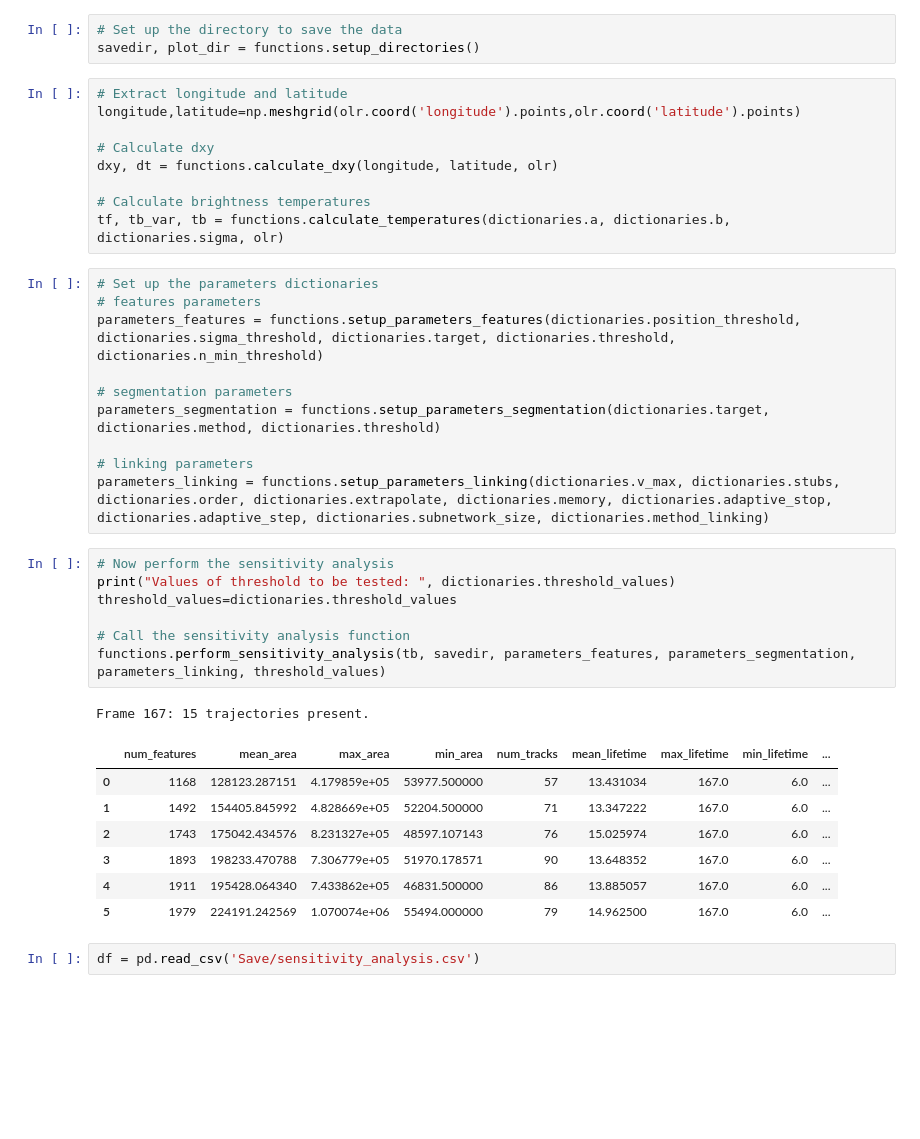
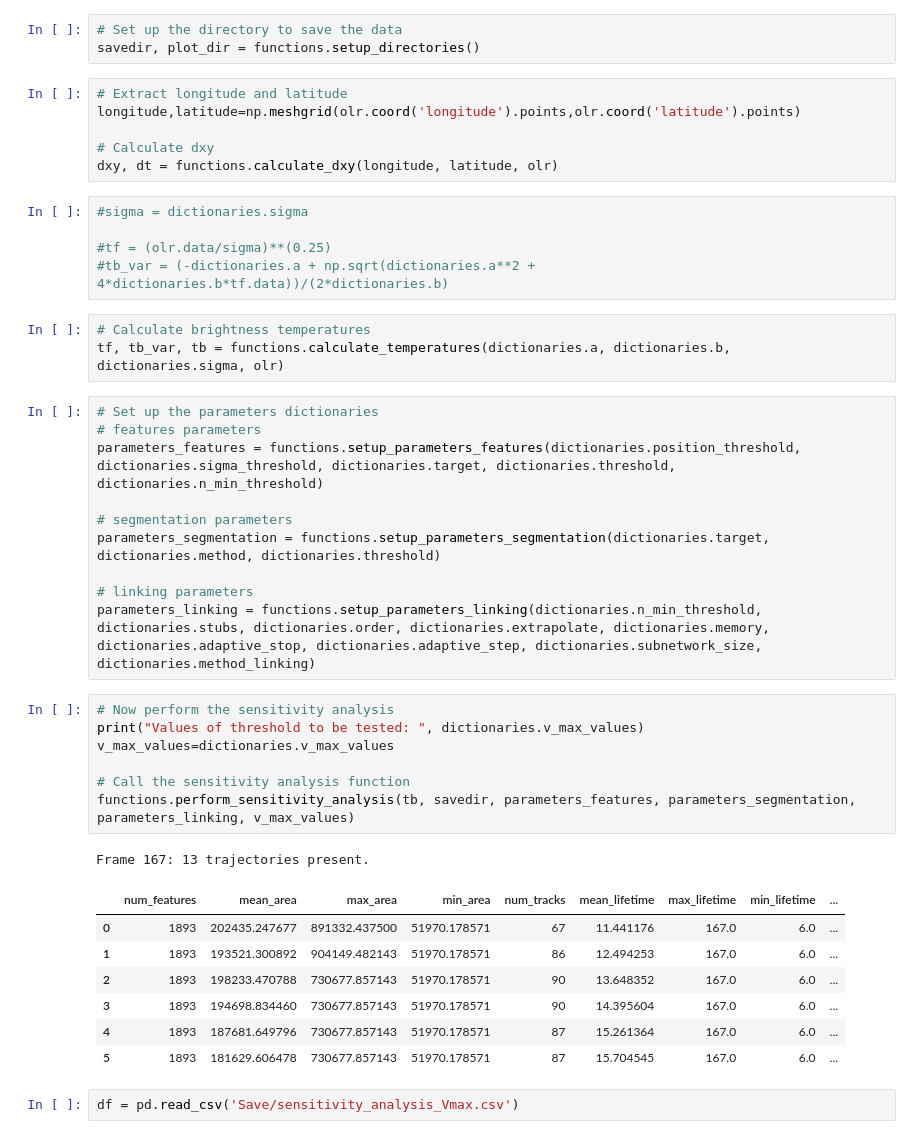
Before and after one commit to harrietgilmour/tobac_sensitivity, a Jupyter notebook: running_tobac.ipynb, the cells around one changed output. Cells and saved outputs as stored; diff of their text form; blank space fills up the shorter version.

```diff
--- a/running_tobac.ipynb
+++ b/running_tobac.ipynb
@@ -40,9 +40,14 @@ longitude,latitude=np.meshgrid(olr.coord('longitude').points,olr.coord('latitude
 
 # Calculate dxy
 dxy, dt = functions.calculate_dxy(longitude, latitude, olr)
-
-# Calculate brightness temperatures
-tf, tb_var, tb = functions.calculate_temperatures(dictionaries.a, dictionaries.b, dictionaries.sigma, olr)
+# %%
+#sigma = dictionaries.sigma
+
+#tf = (olr.data/sigma)**(0.25)
+#tb_var = (-dictionaries.a + np.sqrt(dictionaries.a**2 + 4*dictionaries.b*tf.data))/(2*dictionaries.b)
+# %%
+# Calculate brightness temperatures
+tf, tb_var, tb = functions.calculate_temperatures(dictionaries.a, dictionaries.b, dictionaries.sigma, olr)
 # %%
 # Set up the parameters dictionaries
 # features parameters
@@ -52,25 +57,25 @@ parameters_features = functions.setup_parameters_features(dictionaries.position_
 parameters_segmentation = functions.setup_parameters_segmentation(dictionaries.target, dictionaries.method, dictionaries.threshold)
 
 # linking parameters
-parameters_linking = functions.setup_parameters_linking(dictionaries.v_max, dictionaries.stubs, dictionaries.order, dictionaries.extrapolate, dictionaries.memory, dictionaries.adaptive_stop, dictionaries.adaptive_step, dictionaries.subnetwork_size, dictionaries.method_linking)
+parameters_linking = functions.setup_parameters_linking(dictionaries.n_min_threshold, dictionaries.stubs, dictionaries.order, dictionaries.extrapolate, dictionaries.memory, dictionaries.adaptive_stop, dictionaries.adaptive_step, dictionaries.subnetwork_size, dictionaries.method_linking)
 # %%
 # Now perform the sensitivity analysis
-print("Values of threshold to be tested: ", dictionaries.threshold_values)
-threshold_values=dictionaries.threshold_values
+print("Values of threshold to be tested: ", dictionaries.v_max_values)
+v_max_values=dictionaries.v_max_values
 
 # Call the sensitivity analysis function
-functions.perform_sensitivity_analysis(tb, savedir, parameters_features, parameters_segmentation, parameters_linking, threshold_values)
+functions.perform_sensitivity_analysis(tb, savedir, parameters_features, parameters_segmentation, parameters_linking, v_max_values)
 # %% [output]
-Frame 167: 15 trajectories present.
+Frame 167: 13 trajectories present.
 |  | num_features | mean_area | max_area | min_area | num_tracks | mean_lifetime | max_lifetime | min_lifetime | ... |
-| 0 | 1168 | 128123.287151 | 4.179859e+05 | 53977.500000 | 57 | 13.431034 | 167.0 | 6.0 | ... |
-| 1 | 1492 | 154405.845992 | 4.828669e+05 | 52204.500000 | 71 | 13.347222 | 167.0 | 6.0 | ... |
-| 2 | 1743 | 175042.434576 | 8.231327e+05 | 48597.107143 | 76 | 15.025974 | 167.0 | 6.0 | ... |
-| 3 | 1893 | 198233.470788 | 7.306779e+05 | 51970.178571 | 90 | 13.648352 | 167.0 | 6.0 | ... |
-| 4 | 1911 | 195428.064340 | 7.433862e+05 | 46831.500000 | 86 | 13.885057 | 167.0 | 6.0 | ... |
-| 5 | 1979 | 224191.242569 | 1.070074e+06 | 55494.000000 | 79 | 14.962500 | 167.0 | 6.0 | ... |
+| 0 | 1893 | 202435.247677 | 891332.437500 | 51970.178571 | 67 | 11.441176 | 167.0 | 6.0 | ... |
+| 1 | 1893 | 193521.300892 | 904149.482143 | 51970.178571 | 86 | 12.494253 | 167.0 | 6.0 | ... |
+| 2 | 1893 | 198233.470788 | 730677.857143 | 51970.178571 | 90 | 13.648352 | 167.0 | 6.0 | ... |
+| 3 | 1893 | 194698.834460 | 730677.857143 | 51970.178571 | 90 | 14.395604 | 167.0 | 6.0 | ... |
+| 4 | 1893 | 187681.649796 | 730677.857143 | 51970.178571 | 87 | 15.261364 | 167.0 | 6.0 | ... |
+| 5 | 1893 | 181629.606478 | 730677.857143 | 51970.178571 | 87 | 15.704545 | 167.0 | 6.0 | ... |
 # %%
-df = pd.read_csv('Save/sensitivity_analysis.csv')
+df = pd.read_csv('Save/sensitivity_analysis_Vmax.csv')
 # %%
 df
 # %% [output]
```
Also changed, not shown: parts of 7 cells of this notebook, 20 other files.
